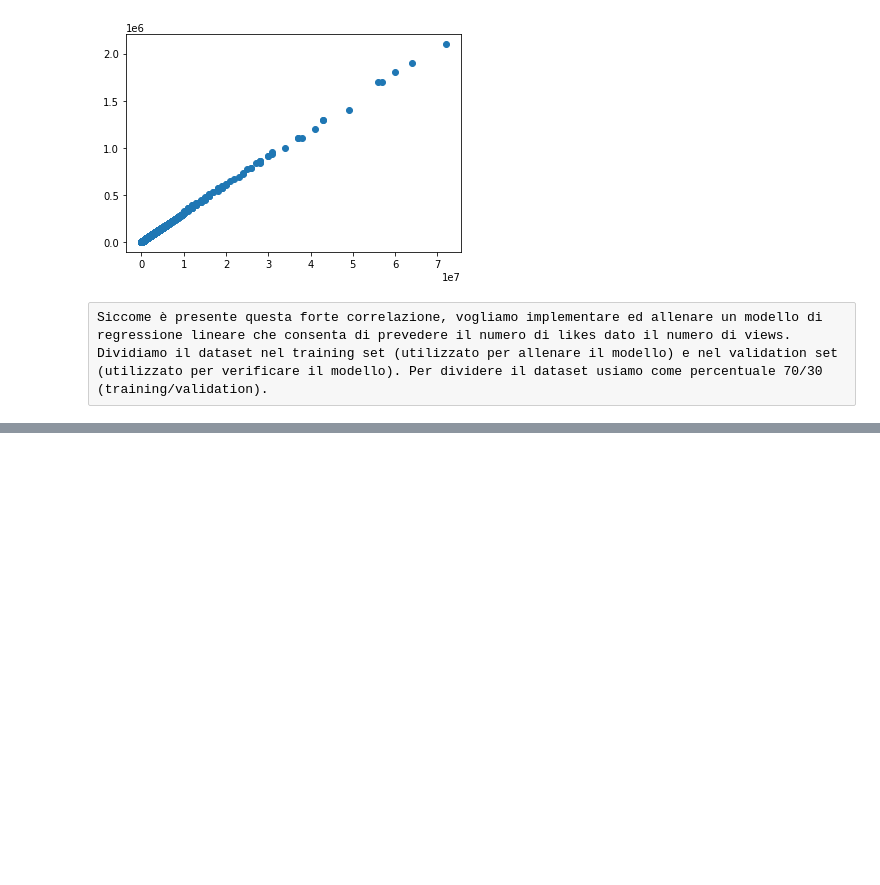
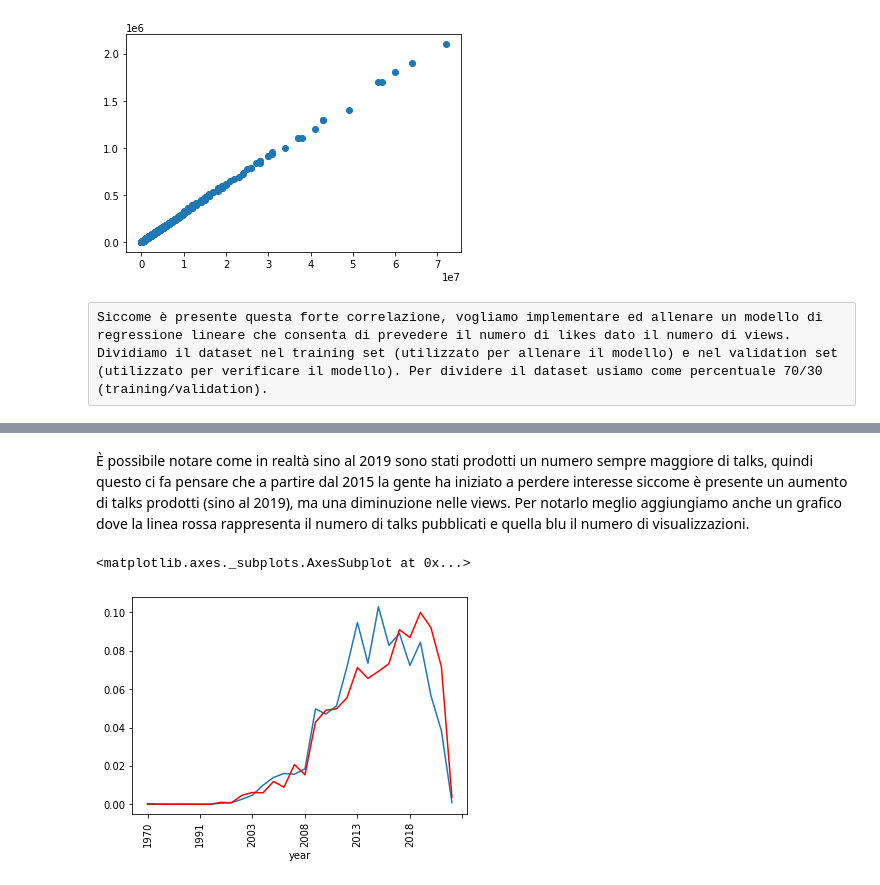
Before and after one commit to Fili00/Analisi_TedTalkDataset, a Jupyter notebook: progetto.ipynb, the cells around one changed output, grey strips where cells are left out. Saved outputs shown, nothing was run; the diff lists cells and outputs as text; code cells hidden in the pictures; blank space fills up the shorter version.

```diff
--- a/progetto.ipynb
+++ b/progetto.ipynb
@@ -102,0 +119,9 @@ coefficient: [0.03026663]
+# %% [markdown]
+È possibile notare come in realtà sino al 2019 sono stati prodotti un numero sempre maggiore di talks, quindi questo ci fa pensare che a partire dal 2015 la gente ha iniziato a perdere interesse siccome è presente un aumento di talks prodotti (sino al 2019), ma una diminuzione nelle views.
+Per notarlo meglio aggiungiamo anche un grafico dove la linea rossa rappresenta il numero di talks pubblicati e quella blu il numero di visualizzazioni.
+# %%
+ax = views.plot(kind='line')
+year.plot(ax=ax, kind='line', color='red', rot=90)
+# %% [output]
+<matplotlib.axes._subplots.AxesSubplot at 0x...>
+[figure, added]
```
Also changed, not shown: parts of 12 cells of this notebook.
